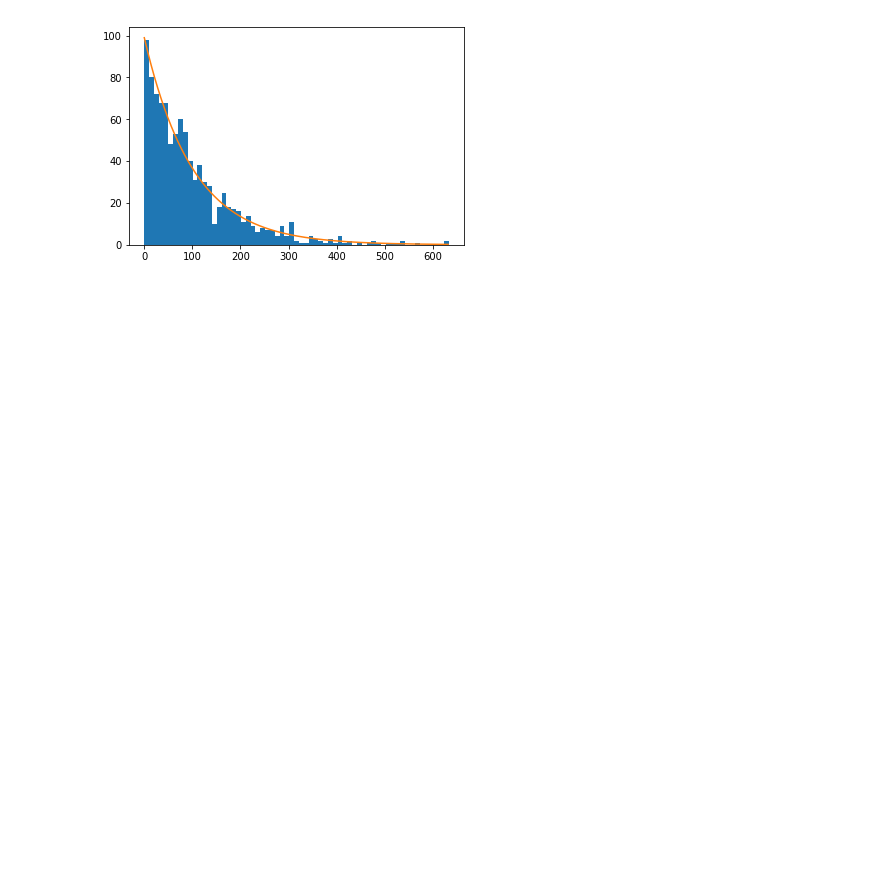
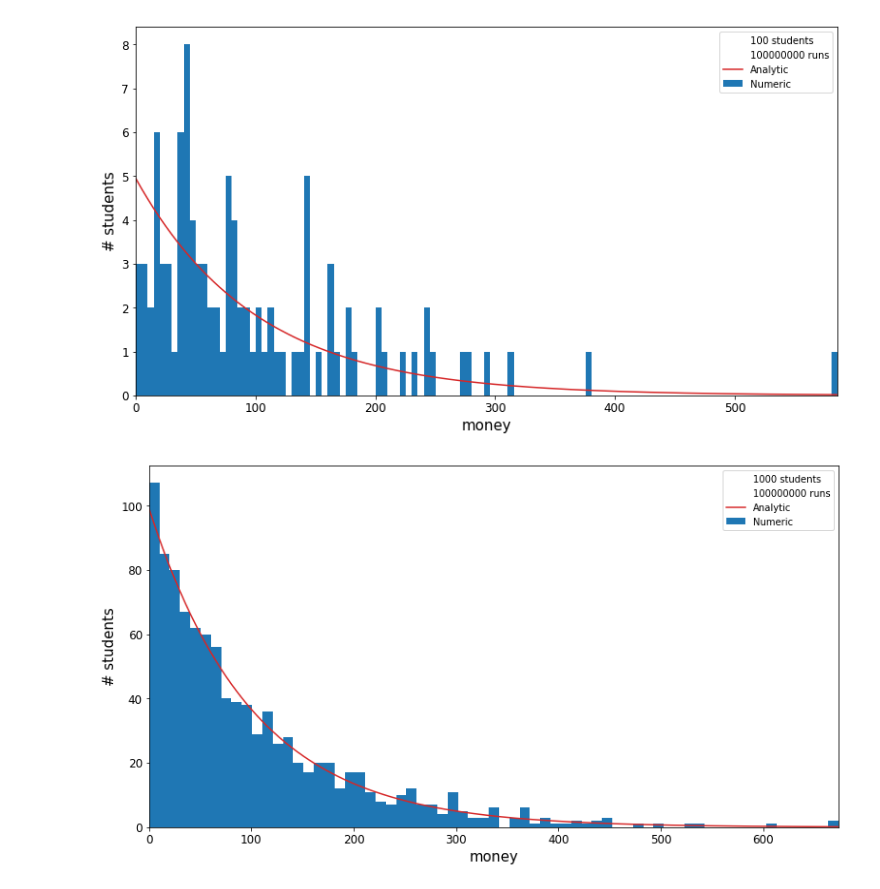
Before and after one commit to gnrraphi/5Semester, a Jupyter notebook: hw3_1d.ipynb, the cells around one changed output. Drawn from its saved outputs; the diff is of its cells as text; code cells hidden in the pictures; blank space fills up the shorter version.

```diff
--- a/hw3_1d.ipynb
+++ b/hw3_1d.ipynb
@@ -3,8 +3,6 @@ import matplotlib.pyplot as plt
 import numpy as np
 import random
 import numba
-# %%
-Students=[100 for i in range(1000)]
 # %%
 @numba.njit()
 def money(runs,Students):
@@ -21,14 +19,31 @@ def money(runs,Students):
     return array
 
 
-def print_money(runs, Students, steps):
+def plot_money(runs, Students, steps):
     m=money(runs,Students)
     X=[i for i in range(max(m))]
     Y=[100**i/((101)**(i+1))*Students*steps for i in X]
-    plt.hist(m, bins=int((max(m)-min(m)+1)/steps))
-    plt.plot(X,Y)
+    plt.hist(m, bins=int((max(m)-min(m))/steps), label="Numeric")
+    plt.plot(X,Y,alpha=0, label="%d students"%Students)
+    plt.plot(X,Y,alpha=0, label="%d runs"%runs)
+    plt.plot(X,Y, label="Analytic")
+    plt.xlabel("money")
+    plt.ylabel("# students")
+    plt.legend()
+    plt.xlim(0,max(m))
     plt.show()
-
-print_money(100000000, 1000, 10)
-# %% [output]
-[figure, removed]
+# %%
+plt.rc('figure', figsize=[13,7])
+plt.rc('font', size=12)          # controls default text sizes
+plt.rc('axes', titlesize=15)     # fontsize of the axes title
+plt.rc('axes', labelsize=15)    # fontsize of the x and y labels
+plt.rc('xtick', labelsize=12)    # fontsize of the tick labels
+plt.rc('ytick', labelsize=12)    # fontsize of the tick labels
+plt.rc('legend', fontsize=10)    # legend fontsize
+plt.rc('figure', titlesize=12)  # fontsize of the figure title
+
+plot_money(int(1e8), 100, 5)
+plot_money(int(1e8), 1000, 10)
+# %% [output]
+[figure, added]
+[figure, added]
```
